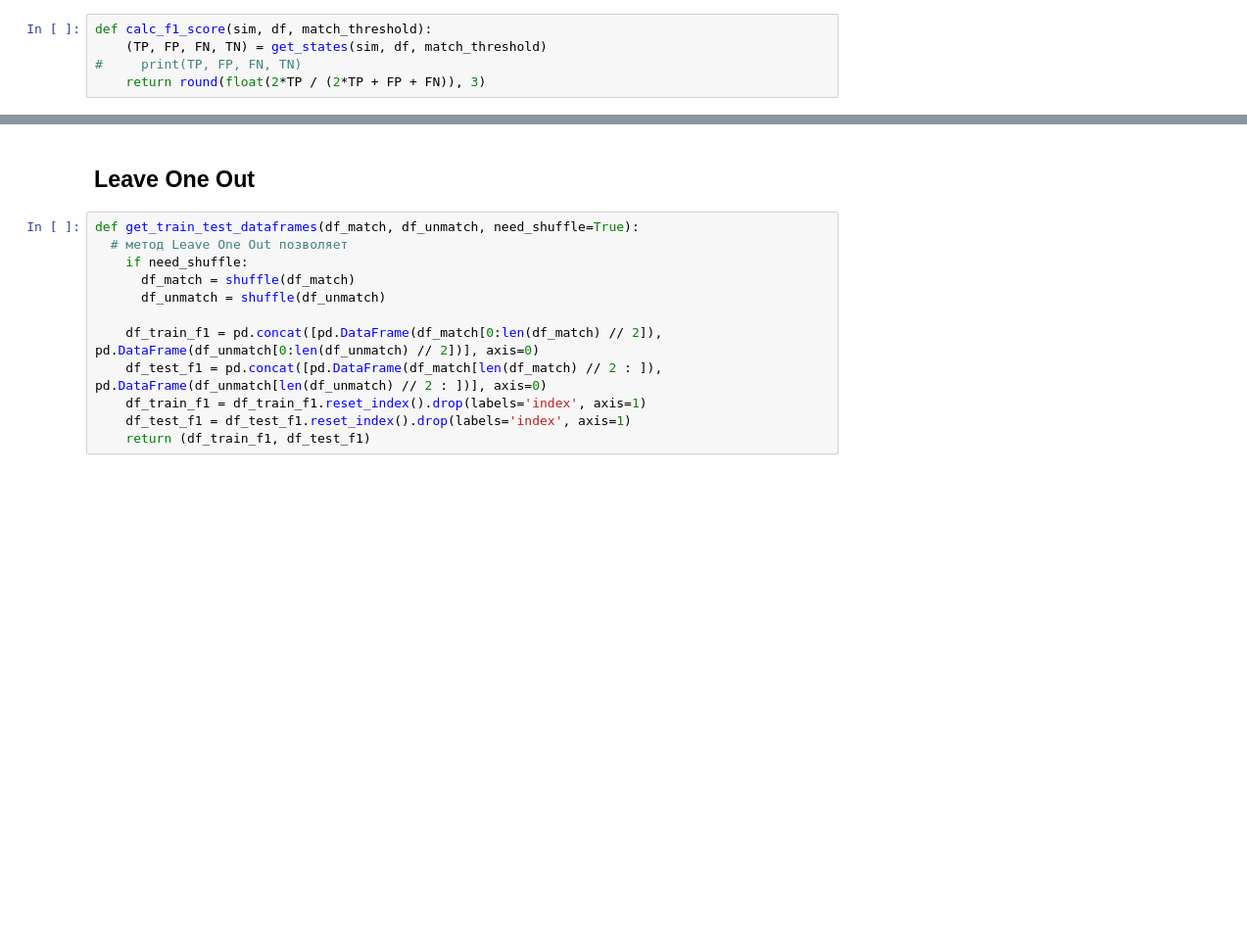
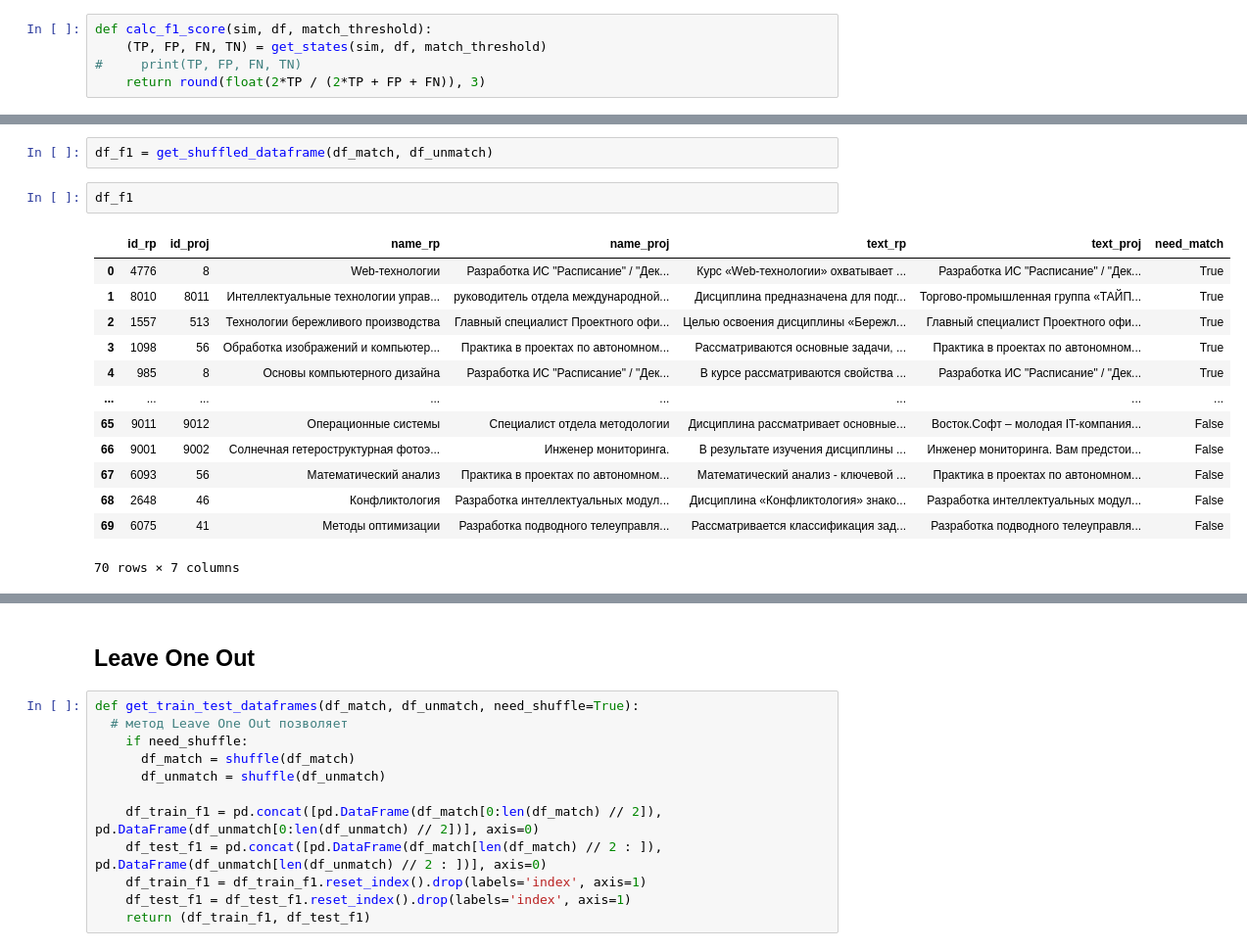
Before and after one commit to Andrexus23/Diploma-NLP, a Jupyter notebook: Notebooks/CodeTransformer_update_sentences_comparing.ipynb, the cells around one changed output, grey strips where cells are left out. Shown at 98% size. Drawn from its saved outputs; the diff is of its cells as text; blank space fills up the shorter version.

```diff
--- a/Notebooks/CodeTransformer_update_sentences_comparing.ipynb
+++ b/Notebooks/CodeTransformer_update_sentences_comparing.ipynb
@@ -391 +362,19 @@ calc_f1_score(sim, df_test_f1, 0.48)
+# %%
+df_f1 = get_shuffled_dataframe(df_match, df_unmatch)
+# %%
+df_f1
+# %% [output]
+|  | id_rp | id_proj | name_rp | name_proj | text_rp | text_proj | need_match |
+| 0 | 4776 | 8 | Web-технологии | Разработка ИС "Расписание" / "Дек... | Курс «Web-технологии» охватывает ... | Разработка ИС "Расписание" / "Дек... | True |
+| 1 | 8010 | 8011 | Интеллектуальные технологии управ... | руководитель отдела международной... | Дисциплина предназначена для подг... | Торгово-промышленная группа «ТАЙП... | True |
+| 2 | 1557 | 513 | Технологии бережливого производства | Главный специалист Проектного офи... | Целью освоения дисциплины «Бережл... | Главный специалист Проектного офи... | True |
+| 3 | 1098 | 56 | Обработка изображений и компьютер... | Практика в проектах по автономном... | Рассматриваются основные задачи, ... | Практика в проектах по автономном... | True |
+| 4 | 985 | 8 | Основы компьютерного дизайна | Разработка ИС "Расписание" / "Дек... | В курсе рассматриваются свойства ... | Разработка ИС "Расписание" / "Дек... | True |
+| ... | ... | ... | ... | ... | ... | ... | ... |
+| 65 | 9011 | 9012 | Операционные системы | Специалист отдела методологии | Дисциплина рассматривает основные... | Восток.Софт – молодая IT-компания... | False |
+| 66 | 9001 | 9002 | Солнечная гетероструктурная фотоэ... | Инженер мониторинга. | В результате изучения дисциплины ... | Инженер мониторинга. Вам предстои... | False |
+| 67 | 6093 | 56 | Математический анализ | Практика в проектах по автономном... | Математический анализ - ключевой ... | Практика в проектах по автономном... | False |
+| 68 | 2648 | 46 | Конфликтология | Разработка интеллектуальных модул... | Дисциплина «Конфликтология» знако... | Разработка интеллектуальных модул... | False |
+| 69 | 6075 | 41 | Методы оптимизации | Разработка подводного телеуправля... | Рассматривается классификация зад... | Разработка подводного телеуправля... | False |
+70 rows × 7 columns
 # %%
```
Also changed, not shown: parts of 28 cells of this notebook.
